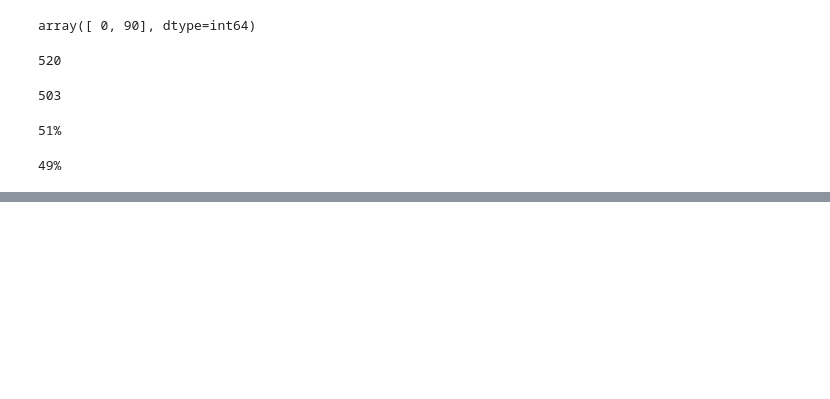
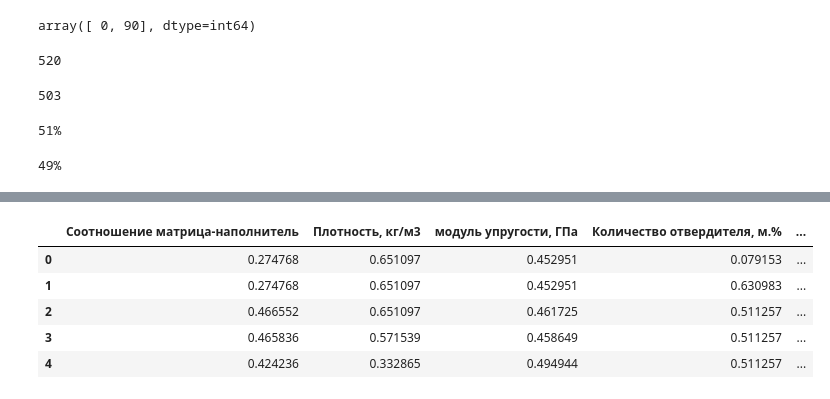
Before and after one commit to siberiashaman/kompo, a Jupyter notebook: .~komposit.ipynb, the cells around one changed output, grey strips where cells are left out. Saved outputs shown, nothing was run; the diff lists cells and outputs as text; code cells hidden in the pictures; blank space fills up the shorter version.

```diff
--- a/.~komposit.ipynb
+++ b/.~komposit.ipynb
@@ -198,0 +245,10 @@ for column_name in column_names:
+# %%
+#удаляем выбросы
+for i in column_drop:
+    q75, q25 = np.percentile(df.loc[:,i], [75,25])
+    intr_qr = q75 - q25
+    max = q75 + (1.5 * intr_qr)
+    min = q25 - (1.5 * intr_qr)
+    df.loc[df[i] < min, i] = np.nan
+    df.loc[df[i] > max, i] = np.nan
+df = df.dropna(axis=0)
@@ -198,0 +308,10 @@ for column_name in column_names:
+# %%
+#ещё раз удаляем выбросы
+for i in column_drop:
+    q75, q25 = np.percentile(df.loc[:,i], [75,25])
+    intr_qr = q75 - q25
+    max = q75 + (1.5 * intr_qr)
+    min = q25 - (1.5 * intr_qr)
+    df.loc[df[i] < min, i] = np.nan
+    df.loc[df[i] > max, i] = np.nan
+df = df.dropna(axis=0)
@@ -198,0 +352,10 @@ for column_name in column_names:
+# %%
+#ещё раз удаляем выбросы
+for i in column_drop:
+    q75, q25 = np.percentile(df.loc[:,i], [75,25])
+    intr_qr = q75 - q25
+    max = q75 + (1.5 * intr_qr)
+    min = q25 - (1.5 * intr_qr)
+    df.loc[df[i] < min, i] = np.nan
+    df.loc[df[i] > max, i] = np.nan
+df = df.dropna(axis=0)
@@ -198,0 +398,15 @@ for column_name in column_names:
+# %%
+scaler = preprocessing.MinMaxScaler()
+
+names = df.columns
+d = scaler.fit_transform(df)
+
+scaled_df = pd.DataFrame(d, columns=names)
+scaled_df.head()
+# %% [output]
+|  | Соотношение матрица-наполнитель | Плотность, кг/м3 | модуль упругости, ГПа | Количество отвердителя, м.% | ... |
+| 0 | 0.274768 | 0.651097 | 0.452951 | 0.079153 | ... |
+| 1 | 0.274768 | 0.651097 | 0.452951 | 0.630983 | ... |
+| 2 | 0.466552 | 0.651097 | 0.461725 | 0.511257 | ... |
+| 3 | 0.465836 | 0.571539 | 0.458649 | 0.511257 | ... |
+| 4 | 0.424236 | 0.332865 | 0.494944 | 0.511257 | ... |
```
Also changed, not shown: parts of 10 cells of this notebook, 1 other file.
